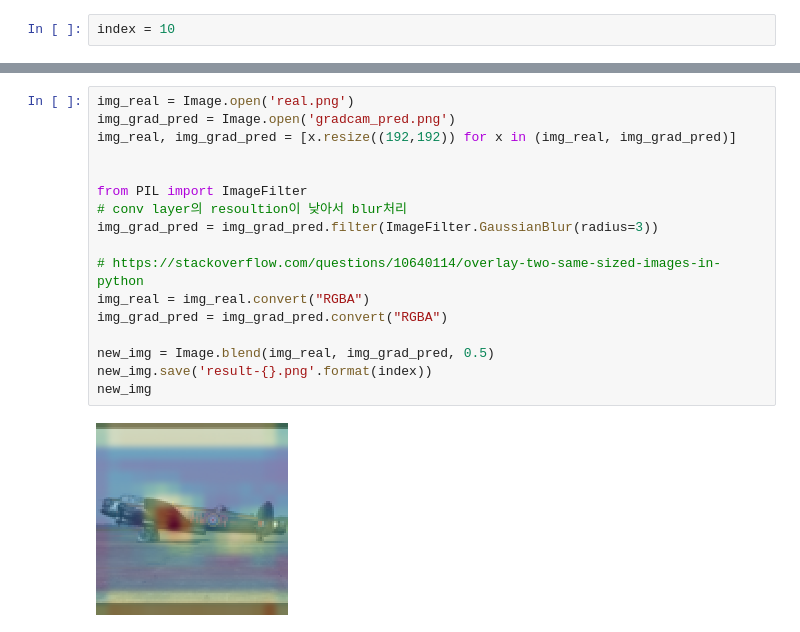
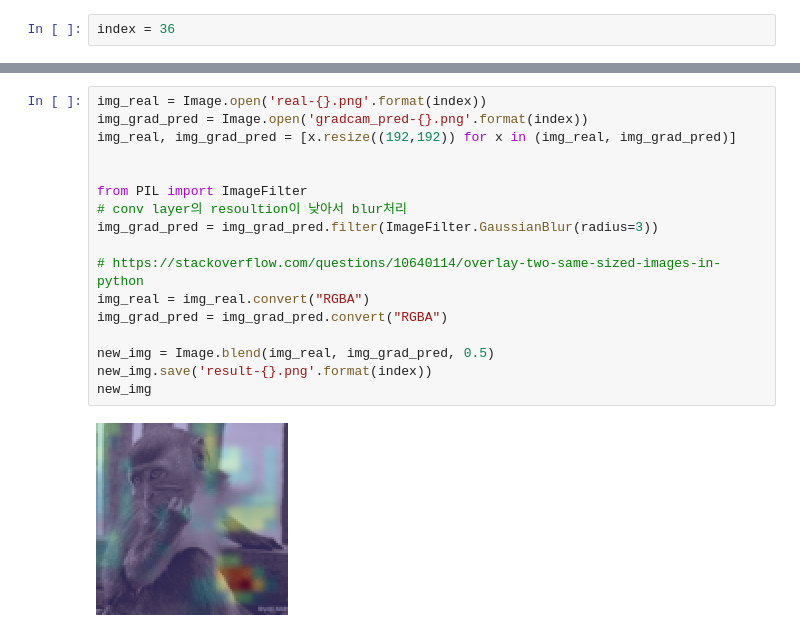
Before and after one commit to jinh0park/Deepeest-Quest-stl_10_cnn, a Jupyter notebook: gradcam_neat.ipynb, the cells around one changed output, grey strips where cells are left out. Cells and saved outputs as stored; diff of their text form.

```diff
--- a/gradcam_neat.ipynb
+++ b/gradcam_neat.ipynb
@@ -38,6 +38,6 @@ sys.version_info(major=3, minor=6, micro=5, releaselevel='final', serial=0)
 INFO:tensorflow:Restoring parameters from ./model\final_model
 # %%
-index = 10
+index = 36
 # %%
 image_sample = images_test[index,:,:,:]
 image_sample_gray = images_test_gray[index,:,:,:]
@@ -90,19 +90,19 @@ Correct: True
 # %%
-img_real = Image.open('real.png')
-img_grad_pred = Image.open('gradcam_pred.png')
+img_real = Image.open('real-{}.png'.format(index))
+img_grad_pred = Image.open('gradcam_pred-{}.png'.format(index))
 img_real, img_grad_pred = [x.resize((192,192)) for x in (img_real, img_grad_pred)]
 
 
 from PIL import ImageFilter
 # conv layer의 resoultion이 낮아서 blur처리
 img_grad_pred = img_grad_pred.filter(ImageFilter.GaussianBlur(radius=3))
 
 # https://stackoverflow.com/questions/10640114/overlay-two-same-sized-images-in-python
 img_real = img_real.convert("RGBA")
 img_grad_pred = img_grad_pred.convert("RGBA")
 
 new_img = Image.blend(img_real, img_grad_pred, 0.5)
 new_img.save('result-{}.png'.format(index))
 new_img
 # %% [output]
-[figure, old version]
+[figure, new version]
```
Also changed, not shown: parts of 2 cells of this notebook, 8 other files.
